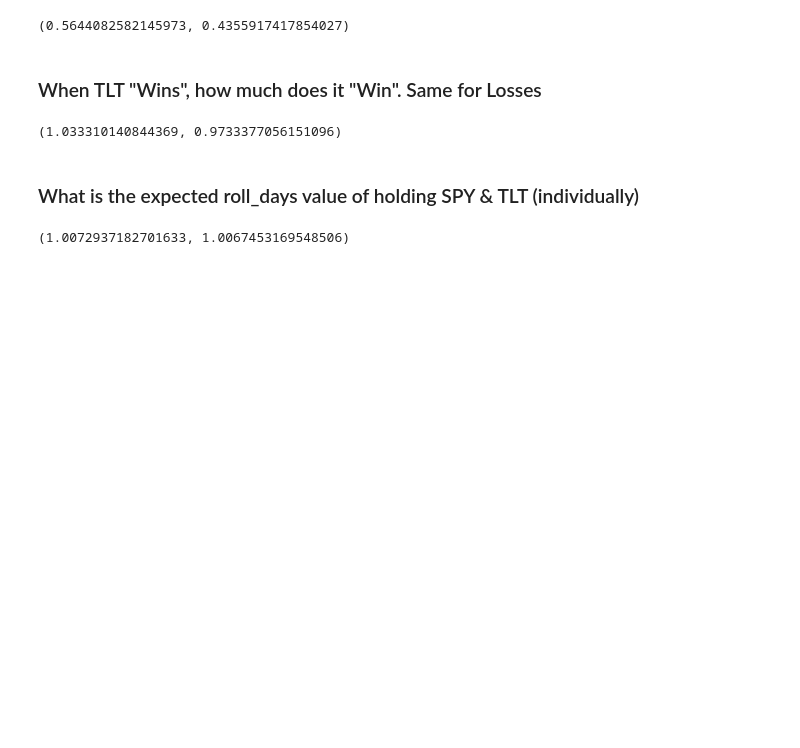
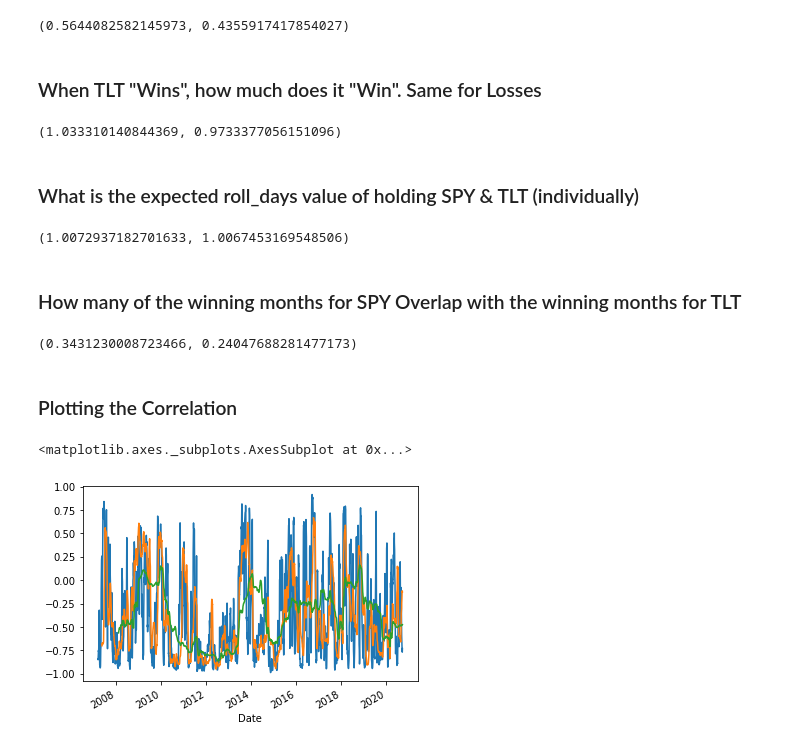
Before and after one commit to Calvin9165/BTM-model, a Jupyter notebook: determining_base_rates_for_spy_and_gld.ipynb, the cells around one changed output. Saved outputs shown, nothing was run; the diff lists cells and outputs as text; code cells hidden in the pictures; blank space fills up the shorter version.

```diff
--- a/determining_base_rates_for_spy_and_gld.ipynb
+++ b/determining_base_rates_for_spy_and_gld.ipynb
@@ -88,3 +88,38 @@ tlt_total_eval = stats.gmean(data_pct['TLT'] + 1)
 spy_total_eval, tlt_total_eval
 # %% [output]
 (1.0072937182701633, 1.0067453169548506)
+# %% [markdown]
+### How many of the winning months for SPY Overlap with the winning months for TLT
+# %%
+# stocks and bonds both up
+both_win = len(data_pct.loc[(data_pct['SPY'] >=0) & (data_pct['TLT'] >=0)]) / len(data_pct)
+
+# stocks and bonds both down
+both_lose = len(data_pct.loc[(data_pct['SPY'] < 0) & (data_pct['TLT'] < 0)]) / len(data_pct)
+
+# stocks up, bonds down
+su_bd = len(data_pct.loc[(data_pct['SPY'] >= 0) & (data_pct['TLT'] < 0)]) / len(data_pct)
+
+# stocks down, bonds up
+sd_bu = len(data_pct.loc[(data_pct['SPY'] < 0) & (data_pct['TLT'] >= 0)]) / len(data_pct)
+
+# stocks and bonds move the opposite direction
+different = 1 - (both_win + both_lose)
+
+both_win, both_lose, different
+su_bd, sd_bu
+# %% [output]
+(0.3431230008723466, 0.24047688281477173)
+# %% [markdown]
+### Plotting the Correlation
+# %%
+short_corr = data_pct['SPY'].rolling(roll_days).corr(data_pct['TLT'])
+med_corr = data_pct['SPY'].rolling(roll_days*3).corr(data_pct['TLT'])
+base_corr = data_pct['SPY'].rolling(252).corr(data_pct['TLT'])
+# %%
+short_corr.plot()
+med_corr.plot()
+base_corr.plot()
+# %% [output]
+<matplotlib.axes._subplots.AxesSubplot at 0x...>
+[figure, added]
```
Also changed, not shown: 1 other file.
